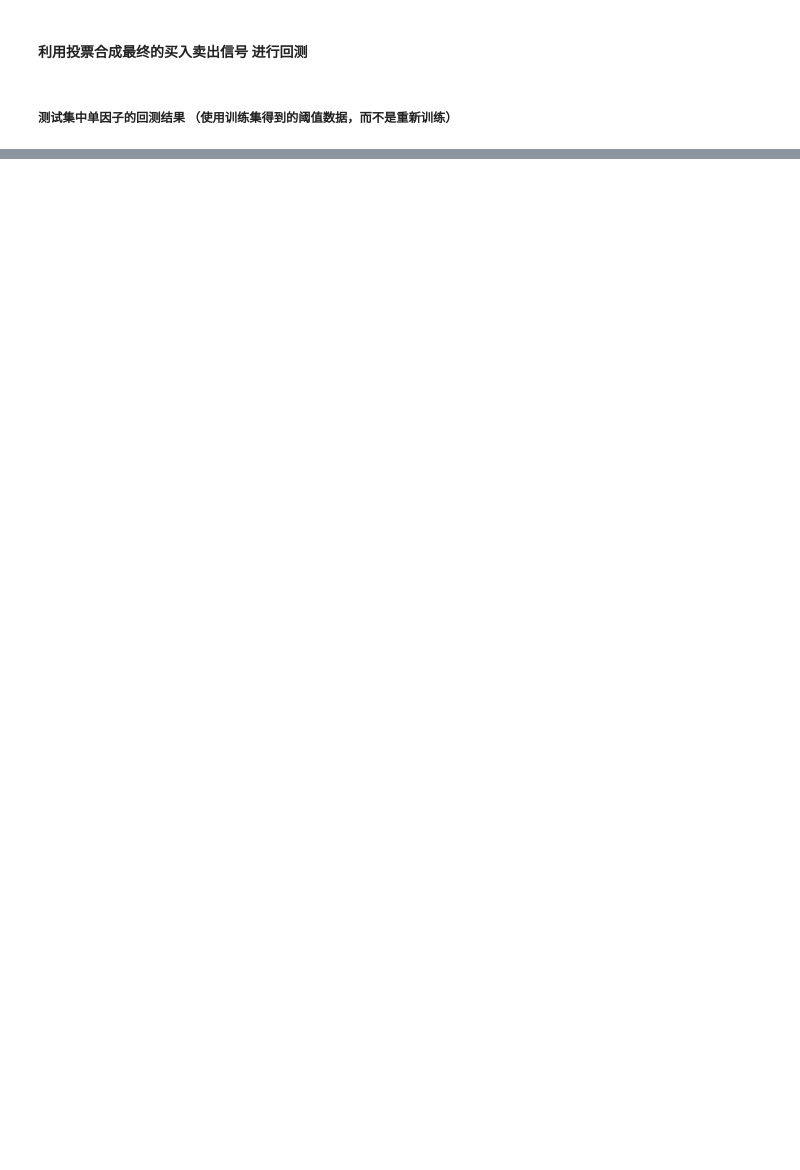
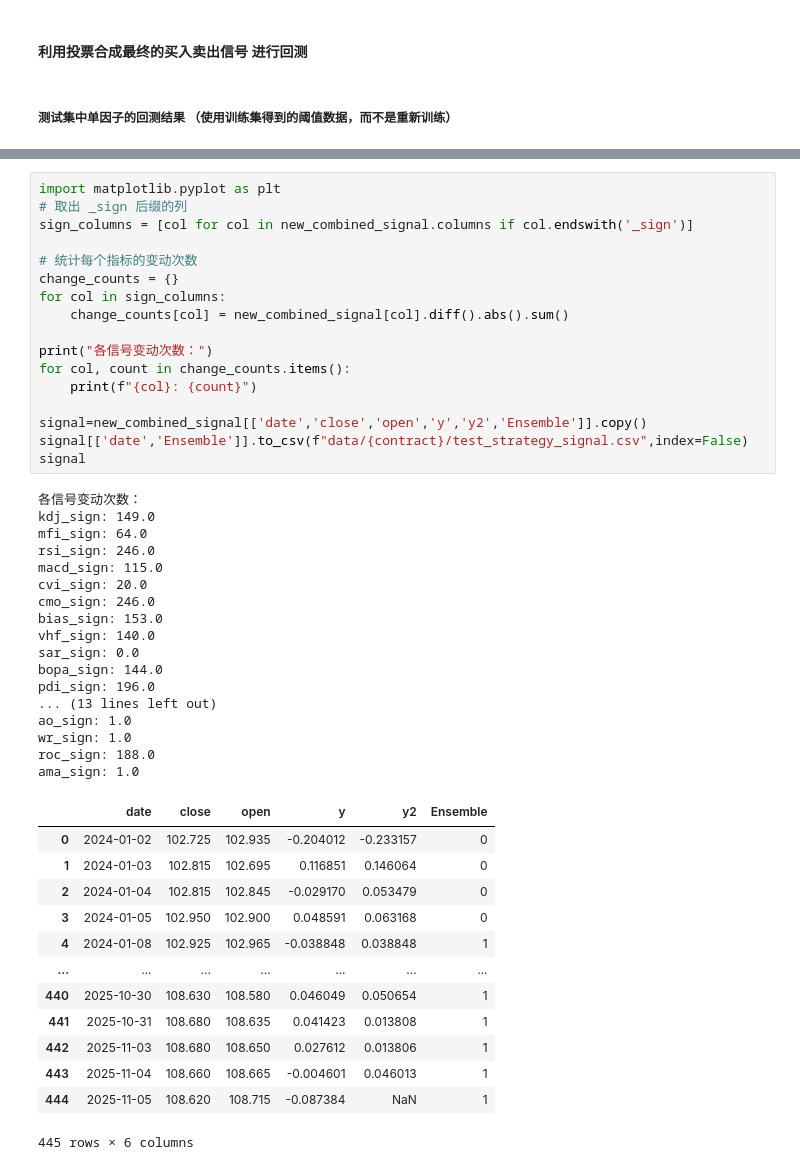
Before and after one commit to Sundance0604/Internship, a Jupyter notebook: 国债期货日频/国债期货日频/技术指标/main.ipynb, the cells around one changed output, grey strips where cells are left out. Saved outputs shown, nothing was run; the diff lists cells and outputs as text; blank space fills up the shorter version.

```diff
--- a/国债期货日频/国债期货日频/技术指标/main.ipynb
+++ b/国债期货日频/国债期货日频/技术指标/main.ipynb
@@ -1388,0 +1380,48 @@ r_df
+# %%
+import matplotlib.pyplot as plt
+# 取出 _sign 后缀的列
+sign_columns = [col for col in new_combined_signal.columns if col.endswith('_sign')]
+
+# 统计每个指标的变动次数
+change_counts = {}
+for col in sign_columns:
+    change_counts[col] = new_combined_signal[col].diff().abs().sum()
+
+print("各信号变动次数：")
+for col, count in change_counts.items():
+    print(f"{col}: {count}")
+
+signal=new_combined_signal[['date','close','open','y','y2','Ensemble']].copy()
+signal[['date','Ensemble']].to_csv(f"data/{contract}/test_strategy_signal.csv",index=False)
+signal
+# %% [output]
+各信号变动次数：
+kdj_sign: 149.0
+mfi_sign: 64.0
+rsi_sign: 246.0
+macd_sign: 115.0
+cvi_sign: 20.0
+cmo_sign: 246.0
+bias_sign: 153.0
+vhf_sign: 140.0
+sar_sign: 0.0
+bopa_sign: 144.0
+pdi_sign: 196.0
+... (13 lines left out)
+ao_sign: 1.0
+wr_sign: 1.0
+roc_sign: 188.0
+ama_sign: 1.0
+|  | date | close | open | y | y2 | Ensemble |
+| 0 | 2024-01-02 | 102.725 | 102.935 | -0.204012 | -0.233157 | 0 |
+| 1 | 2024-01-03 | 102.815 | 102.695 | 0.116851 | 0.146064 | 0 |
+| 2 | 2024-01-04 | 102.815 | 102.845 | -0.029170 | 0.053479 | 0 |
+| 3 | 2024-01-05 | 102.950 | 102.900 | 0.048591 | 0.063168 | 0 |
+| 4 | 2024-01-08 | 102.925 | 102.965 | -0.038848 | 0.038848 | 1 |
+| ... | ... | ... | ... | ... | ... | ... |
+| 440 | 2025-10-30 | 108.630 | 108.580 | 0.046049 | 0.050654 | 1 |
+| 441 | 2025-10-31 | 108.680 | 108.635 | 0.041423 | 0.013808 | 1 |
+| 442 | 2025-11-03 | 108.680 | 108.650 | 0.027612 | 0.013806 | 1 |
+| 443 | 2025-11-04 | 108.660 | 108.665 | -0.004601 | 0.046013 | 1 |
+| 444 | 2025-11-05 | 108.620 | 108.715 | -0.087384 | NaN | 1 |
+445 rows × 6 columns
```
Also changed, not shown: parts of 25 cells of this notebook, 1 other file.
